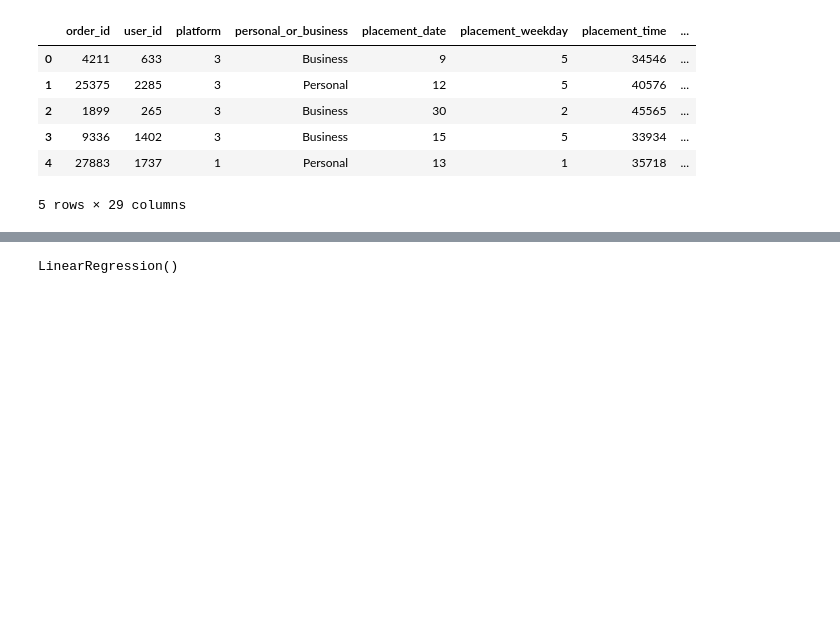
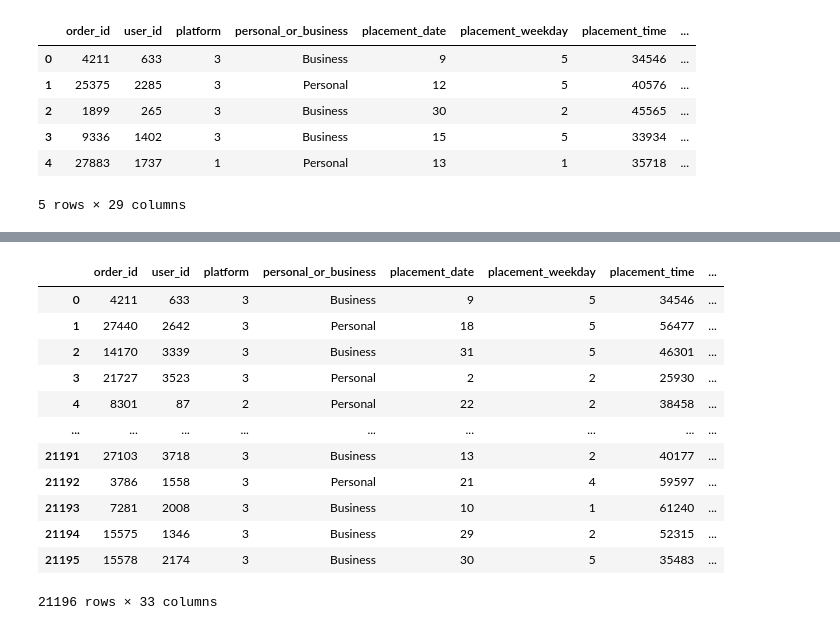
Before and after one commit to jeremylee73/ix-sendy-logistics, a Jupyter notebook: sendy-logistics-linear.ipynb, the cells around one changed output, grey strips where cells are left out. Saved outputs shown, nothing was run; the diff lists cells and outputs as text; code cells hidden in the pictures; blank space fills up the shorter version.

Commit message:
created basic linear model

```diff
--- a/sendy-logistics-linear.ipynb
+++ b/sendy-logistics-linear.ipynb
@@ -28,7 +28,20 @@ train_pca.head()
-# %%
-from sklearn.linear_model import LinearRegression
-pca_model = LinearRegression()
-X = train_pca.iloc[:,:-1]
-pca_model.fit(X=X, y=train_pca["pickup_to_arrival_time"])
-# %% [output]
-LinearRegression()
+# %%
+# Combining riders and train into one df
+riders = pd.read_pickle("clean-data/riders.pkl")
+train = train.merge(riders, on="rider_id")
+# %%
+train
+# %% [output]
+|  | order_id | user_id | platform | personal_or_business | placement_date | placement_weekday | placement_time | ... |
+| 0 | 4211 | 633 | 3 | Business | 9 | 5 | 34546 | ... |
+| 1 | 27440 | 2642 | 3 | Personal | 18 | 5 | 56477 | ... |
+| 2 | 14170 | 3339 | 3 | Business | 31 | 5 | 46301 | ... |
+| 3 | 21727 | 3523 | 3 | Personal | 2 | 2 | 25930 | ... |
+| 4 | 8301 | 87 | 2 | Personal | 22 | 2 | 38458 | ... |
+| ... | ... | ... | ... | ... | ... | ... | ... | ... |
+| 21191 | 27103 | 3718 | 3 | Business | 13 | 2 | 40177 | ... |
+| 21192 | 3786 | 1558 | 3 | Personal | 21 | 4 | 59597 | ... |
+| 21193 | 7281 | 2008 | 3 | Business | 10 | 1 | 61240 | ... |
+| 21194 | 15575 | 1346 | 3 | Business | 29 | 2 | 52315 | ... |
+| 21195 | 15578 | 2174 | 3 | Business | 30 | 5 | 35483 | ... |
+21196 rows × 33 columns
```
Also changed, not shown: parts of 7 cells of this notebook, 1 other file.
